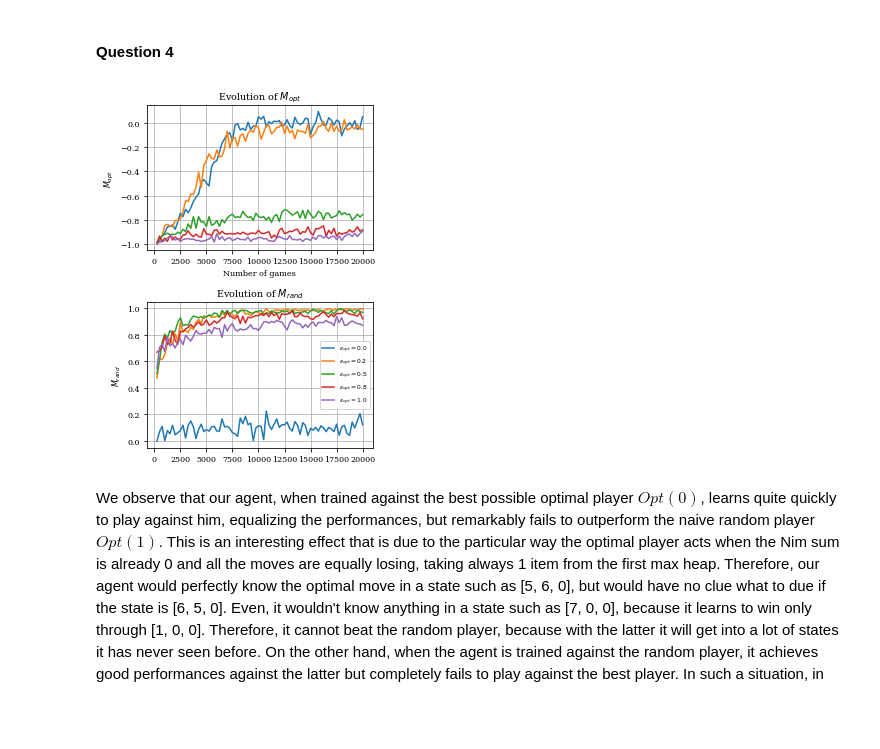
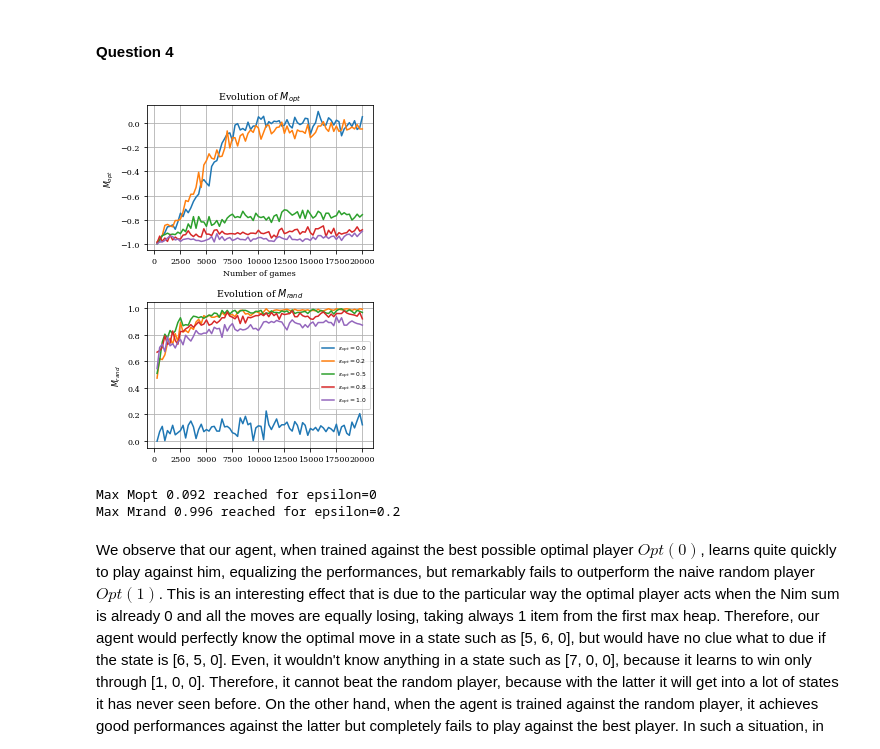
Before and after one commit to frasalvi/DQL_Nim, a Jupyter notebook: nim.ipynb, the cells around one changed output. Drawn from its saved outputs; the diff is of its cells as text; code cells hidden in the pictures; blank space fills up the shorter version.

Commit message:
include computation of max Mopt and Mrand

```diff
--- a/nim.ipynb
+++ b/nim.ipynb
@@ -152,6 +147,9 @@ Note: For a game as Nim, if we were only playing against Opt(0) exploration is r
 # %%
 nstar = 20_000
 fig, axs = plt.subplots(2, 1, figsize=(7, 10))
+
+Mopt_max = (0, -1)
+Mrand_max = (0, -1)
 
 for epsilon_opt in [0, 0.2, 0.5, 0.8, 1]:
     agent = QAgent(epsilon_max)
@@ -162,34 +160,41 @@ for epsilon_opt in [0, 0.2, 0.5, 0.8, 1]:
 
     for game in range(total_games):
         env.reset(seed=game)
         env.current_player = game % 2
         agent.epsilon = max(epsilon_min, epsilon_max * (1 - (game+1) / nstar))
         run_q_learning(env, agent, expert, False)
 
         if game % plot_every == plot_every-1:
             agent.epsilon = 0
             mopts[game // plot_every] = Mopt(agent)
             mrands[game // plot_every] = Mrand(agent)
 
+    Mopt_max = max(Mopt_max, (epsilon_opt, mopts.max()), key=lambda x: x[1])
+    Mrand_max = max(Mrand_max, (epsilon_opt, mrands.max()), key=lambda x: x[1])
     xs = plot_every * (1 + np.arange(total_games // plot_every))
     axs[0].plot(xs, mopts, label=r"$\epsilon_{opt} = %.1f$" % epsilon_opt)
     axs[1].plot(xs, mrands, label=r"$\epsilon_{opt} = %.1f$" % epsilon_opt)
 
 axs[0].set_title("Evolution of $M_{opt}$")
 axs[1].set_title("Evolution of $M_{rand}$")
 #axs[0].legend()
 #axs[1].legend()
 plots.small_legend()
 axs[0].set_xlabel("Number of games")
 #axs[1].set_xlabel("Number of games")
 axs[0].set_ylabel("$M_{opt}$")
 axs[1].set_ylabel("$M_{rand}$")
 fig.tight_layout()
 axs[0].grid(True)
 plots.export("q4", double=True)
 plt.show()
+
+print(f'Max Mopt {Mopt_max[1]} reached for epsilon={Mopt_max[0]}')
+print(f'Max Mrand {Mrand_max[1]} reached for epsilon={Mrand_max[0]}')
 # %% [output]
-[figure, old version]
+[figure, new version]
+Max Mopt 0.092 reached for epsilon=0
+Max Mrand 0.996 reached for epsilon=0.2
 # %%
 # 248 words
 # %% [markdown]
```
Also changed, not shown: parts of 7 cells of this notebook.
